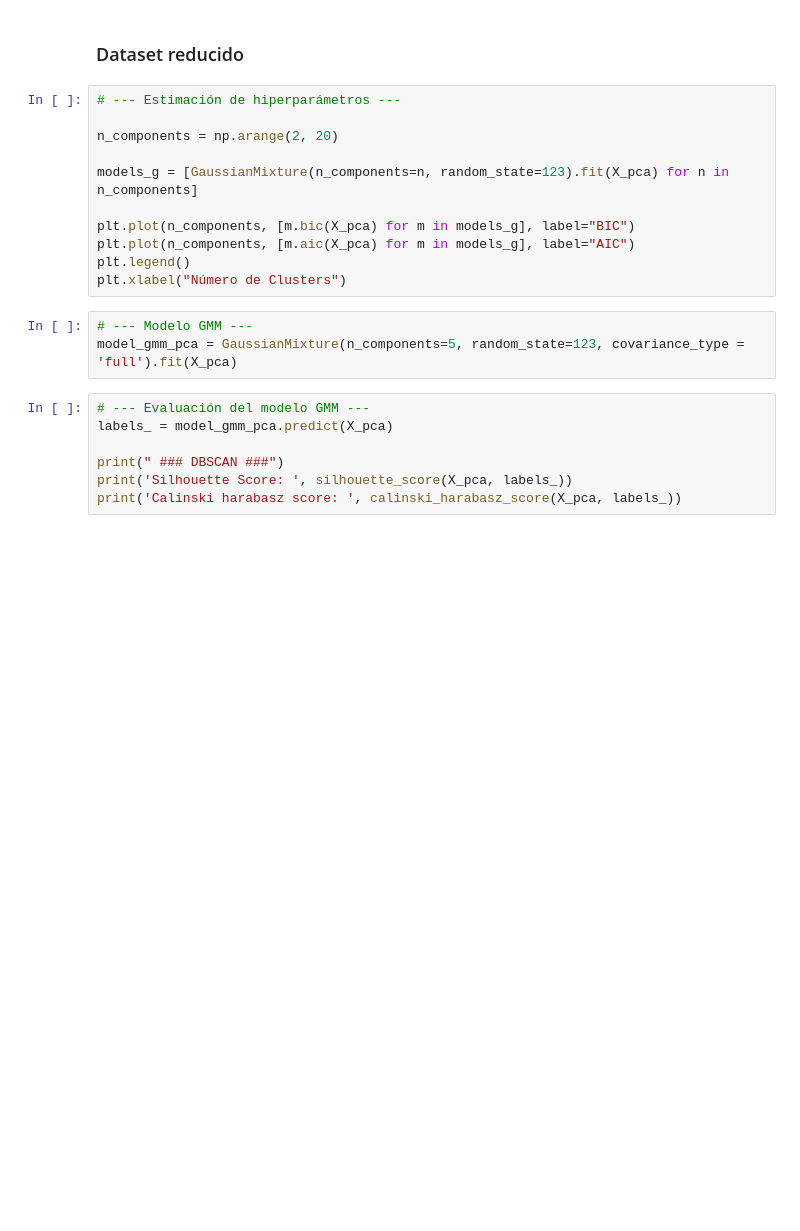
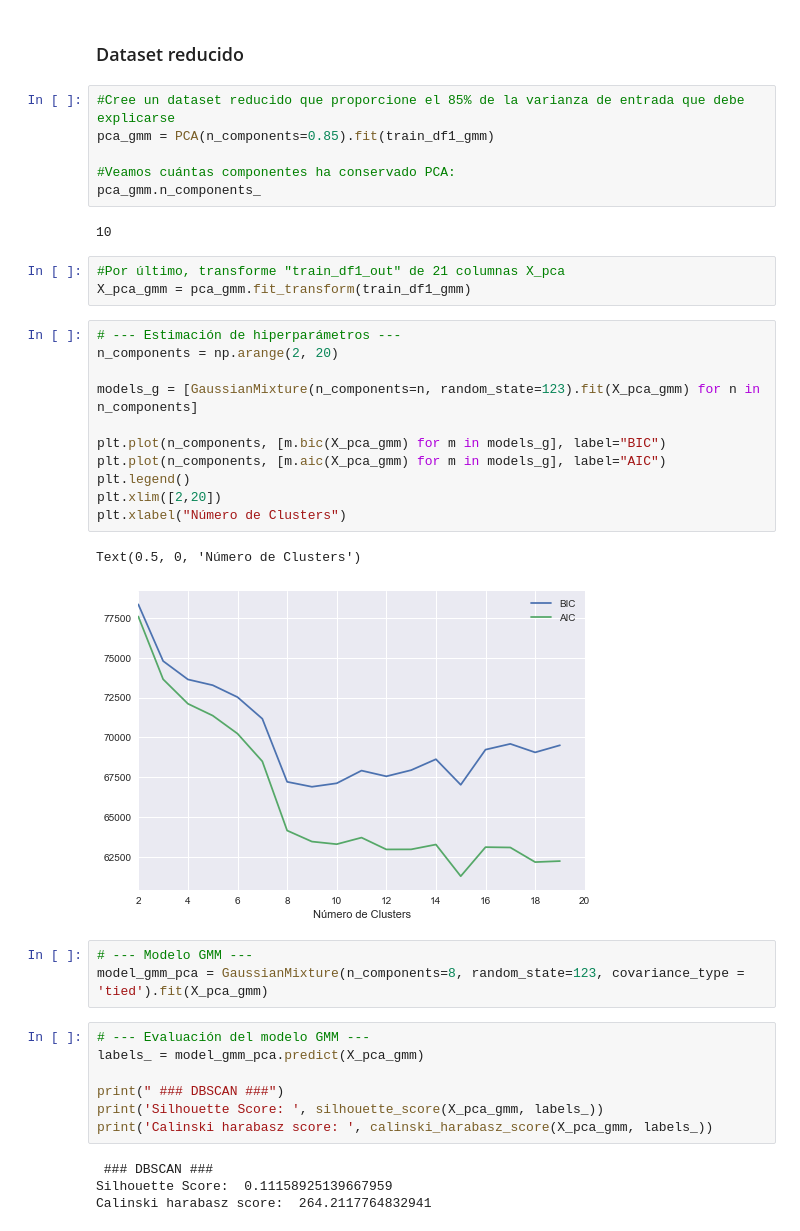
Before and after one commit to mlondono-oc/LEA2, a Jupyter notebook: Modulo-3/M2_Taller_Repaso.ipynb, the cells around one changed output. Saved outputs shown, nothing was run; the diff lists cells and outputs as text; blank space fills up the shorter version.

```diff
--- a/Modulo-3/M2_Taller_Repaso.ipynb
+++ b/Modulo-3/M2_Taller_Repaso.ipynb
@@ -530,25 +823,43 @@ df_final['Cluster_6'].value_counts()
 # %% [markdown]
 ### Dataset reducido
+# %%
+#Cree un dataset reducido que proporcione el 85% de la varianza de entrada que debe explicarse
+pca_gmm = PCA(n_components=0.85).fit(train_df1_gmm)
+
+#Veamos cuántas componentes ha conservado PCA:
+pca_gmm.n_components_
+# %% [output]
+10
+# %%
+#Por último, transforme "train_df1_out" de 21 columnas X_pca
+X_pca_gmm = pca_gmm.fit_transform(train_df1_gmm)
 # %%
 # --- Estimación de hiperparámetros ---
-
 n_components = np.arange(2, 20)
 
-models_g = [GaussianMixture(n_components=n, random_state=123).fit(X_pca) for n in n_components]
+models_g = [GaussianMixture(n_components=n, random_state=123).fit(X_pca_gmm) for n in n_components]
 
-plt.plot(n_components, [m.bic(X_pca) for m in models_g], label="BIC")
-plt.plot(n_components, [m.aic(X_pca) for m in models_g], label="AIC")
+plt.plot(n_components, [m.bic(X_pca_gmm) for m in models_g], label="BIC")
+plt.plot(n_components, [m.aic(X_pca_gmm) for m in models_g], label="AIC")
 plt.legend()
+plt.xlim([2,20])
 plt.xlabel("Número de Clusters")
+# %% [output]
+Text(0.5, 0, 'Número de Clusters')
+[figure, added]
 # %%
 # --- Modelo GMM ---
-model_gmm_pca = GaussianMixture(n_components=5, random_state=123, covariance_type = 'full').fit(X_pca)
+model_gmm_pca = GaussianMixture(n_components=8, random_state=123, covariance_type = 'tied').fit(X_pca_gmm)
 # %%
 # --- Evaluación del modelo GMM ---
-labels_ = model_gmm_pca.predict(X_pca)
+labels_ = model_gmm_pca.predict(X_pca_gmm)
 
 print(" ### DBSCAN ###")
-print('Silhouette Score: ', silhouette_score(X_pca, labels_))
-print('Calinski harabasz score: ', calinski_harabasz_score(X_pca, labels_))
+print('Silhouette Score: ', silhouette_score(X_pca_gmm, labels_))
+print('Calinski harabasz score: ', calinski_harabasz_score(X_pca_gmm, labels_))
+# %% [output]
+ ### DBSCAN ###
+Silhouette Score:  0.11158925139667959
+Calinski harabasz score:  264.2117764832941
 # %%
 # Predicción de los clusters
```
Also changed, not shown: parts of 74 cells of this notebook.
